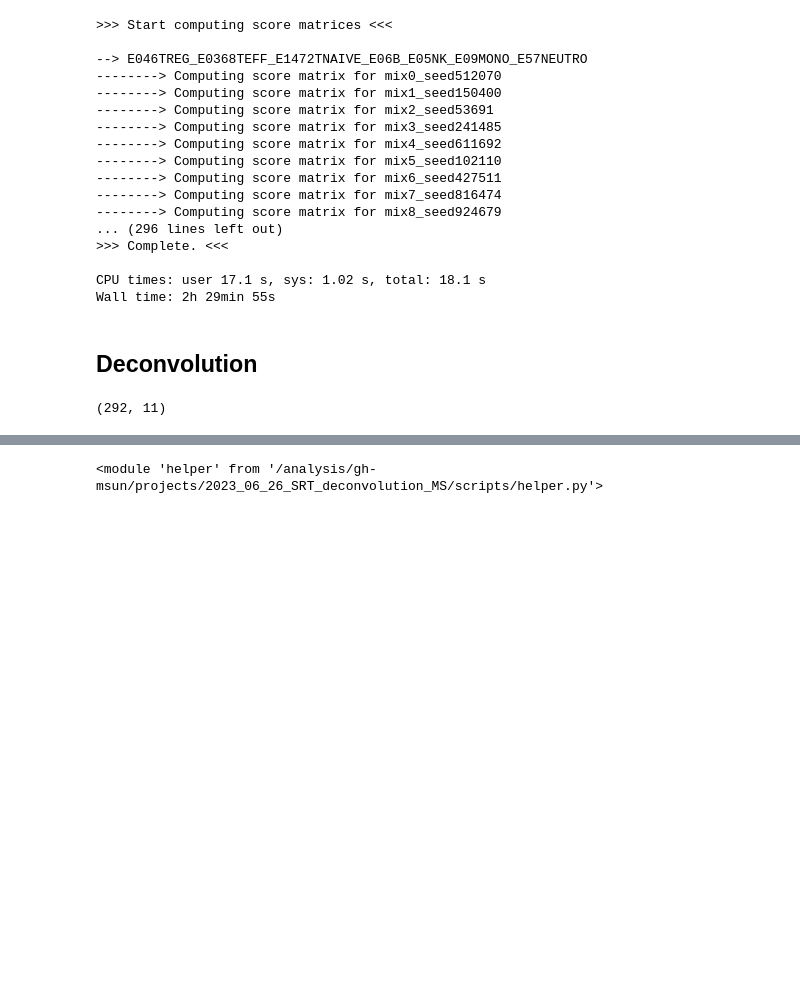
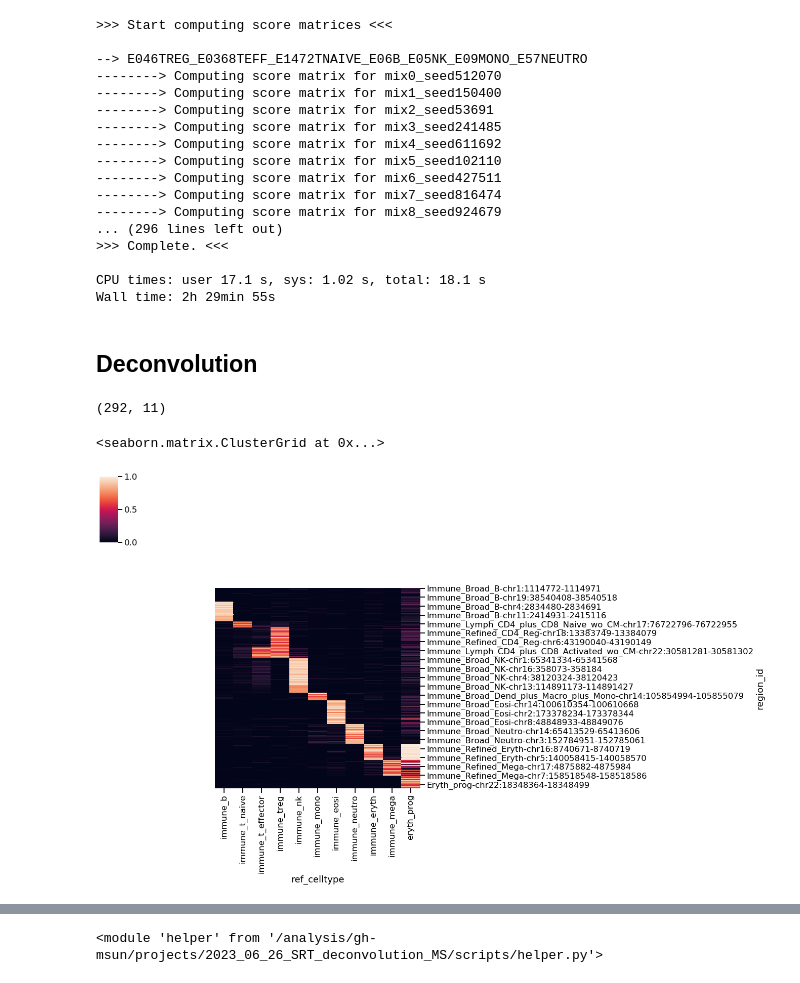
Before and after one commit to gh-msun/gh-msun, a Jupyter notebook: projects/2023_06_26_SRT_deconvolution_MS/notebooks/titration/t_subset_blueprint_2m/titration_experiment_blueprint_t_reg.ipynb, the cells around one changed output, grey strips where cells are left out. Drawn from its saved outputs; the diff is of its cells as text; code cells hidden in the pictures; blank space fills up the shorter version.

```diff
--- a/projects/2023_06_26_SRT_deconvolution_MS/notebooks/titration/t_subset_blueprint_2m/titration_experiment_blueprint_t_reg.ipynb
+++ b/projects/2023_06_26_SRT_deconvolution_MS/notebooks/titration/t_subset_blueprint_2m/titration_experiment_blueprint_t_reg.ipynb
@@ -341,0 +349,5 @@ atlas.shape
+# %%
+sns.clustermap(atlas, row_cluster=False, col_cluster=False)
+# %% [output]
+<seaborn.matrix.ClusterGrid at 0x...>
+[figure, added]
```
Also changed, not shown: parts of 18 cells of this notebook, 5 other files.
